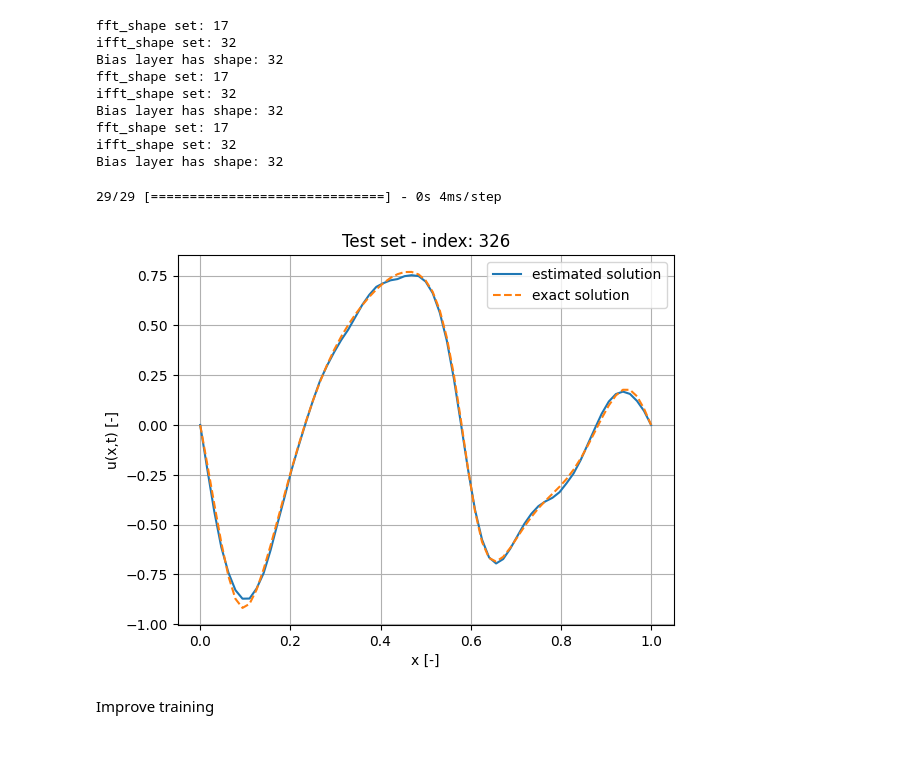
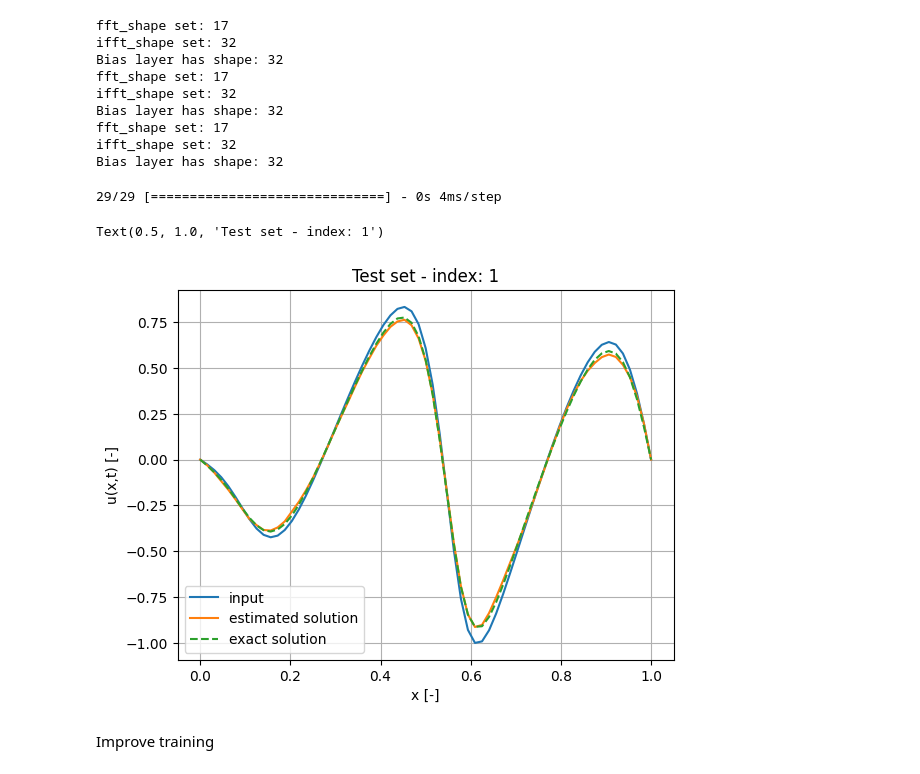
Before and after one commit to Adrianominora/Prevision, a Jupyter notebook: scripts/FNO_Burgers_time.ipynb, the cells around one changed output. Saved outputs shown, nothing was run; the diff lists cells and outputs as text; code cells hidden in the pictures.

```diff
--- a/scripts/FNO_Burgers_time.ipynb
+++ b/scripts/FNO_Burgers_time.ipynb
@@ -152,21 +170,24 @@ output_test=np.load('../data/' + folder + '/output_test.npy')
 # %%
 from random import randint
 rec_output = loaded_model.predict(input_test)
 index = randint(0, input_test.shape[0]-1)
+index = 1
 xx=np.linspace(0,1,rec_output.shape[1])
 
 plt.figure()
 plt.grid(True)
+plt.plot(xx,input_test[index,:], label='input')
 plt.plot(xx,rec_output[index,:], label='estimated solution')
 plt.plot(xx,output_test[index,:], label='exact solution', linestyle='--')
 plt.legend()
 plt.ylabel('u(x,t) [-]')
 plt.xlabel('x [-]')
 plt.title('Test set - index: '+ str(index))
-plt.savefig('../Burgers_time_test_'+str(index)+'.png', dpi=300)
+# plt.savefig('../Burgers_time_test_'+str(index)+'.png', dpi=300)
 # %% [output]
 29/29 [==============================] - 0s 4ms/step
+Text(0.5, 1.0, 'Test set - index: 1')
-[figure, old version]
+[figure, new version]
 # %% [markdown]
 Improve training
 # %%
```
Also changed, not shown: parts of 5 cells of this notebook, 9 other files.
